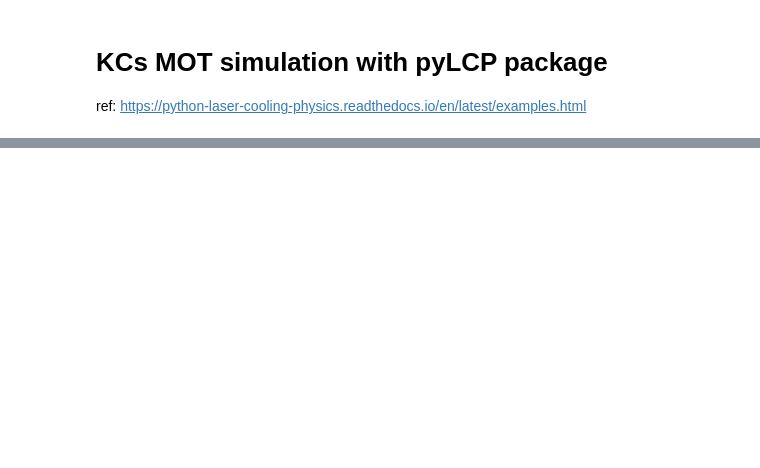
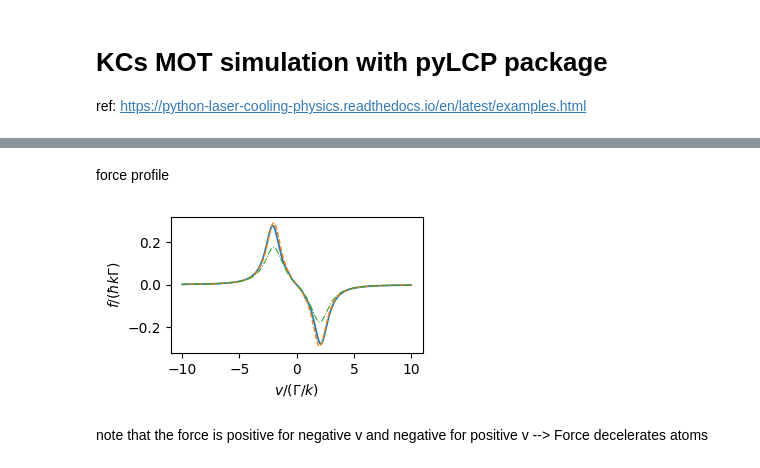
Before and after one commit to mingiQ/KCs-dual-species-laser-cooling-simulation, a Jupyter notebook: KCS_mot_design.ipynb, the cells around one changed output, grey strips where cells are left out. Drawn from its saved outputs; the diff is of its cells as text; code cells hidden in the pictures; blank space fills up the shorter version.

```diff
--- a/KCS_mot_design.ipynb
+++ b/KCS_mot_design.ipynb
@@ -14,0 +143,18 @@ ImportError: Numba needs NumPy 2.4 or less. Got NumPy 2.5.
+# %% [markdown]
+force profile
+# %%
+fig, ax = plt.subplots(1, 1, figsize=(3.25, 2.))
+lbls = {'obe':'OBE', 'rateeq':'Rate Eq.', 'heuristiceq':'Heuristic Eq.'}
+styles = ['-','--','-.']
+for ii, key in enumerate(eqns):
+    ax.plot(v, eqns[key].profile['molasses'].F[0], styles[ii],
+            label=lbls[key], linewidth=1.25-0.25*ii)
+    #ax[1].plot(v, eqn.profile['molasses'].Neq)
+#ax.legend(fontsize=7)
+ax.set_xlabel('$v/(\Gamma/k)$')
+ax.set_ylabel('$f/(\hbar k \Gamma)$')
+fig.subplots_adjust(bottom=0.2)
+# %% [output]
+[figure, added]
+# %% [markdown]
+note that the force is positive for negative v and negative for positive v --> Force decelerates atoms
```
Also changed, not shown: parts of 18 cells of this notebook.
